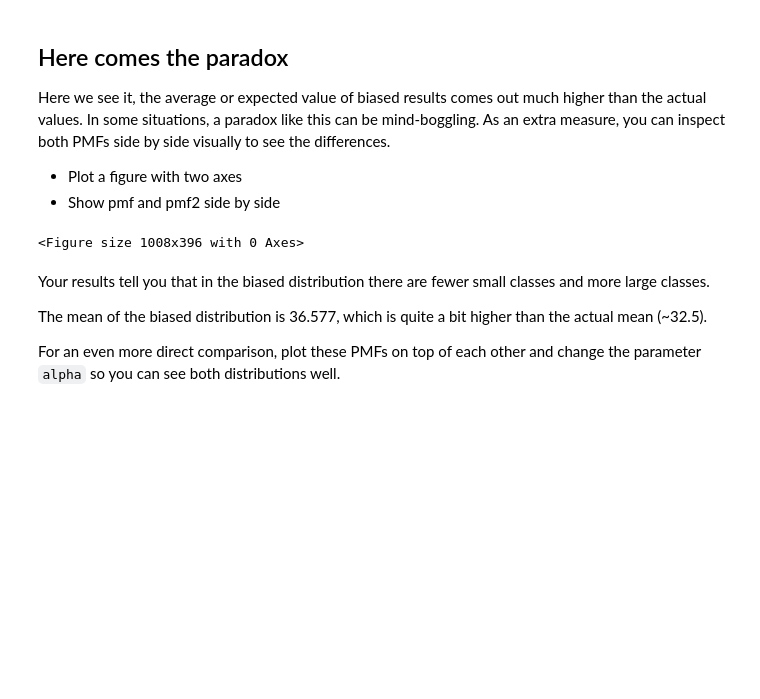
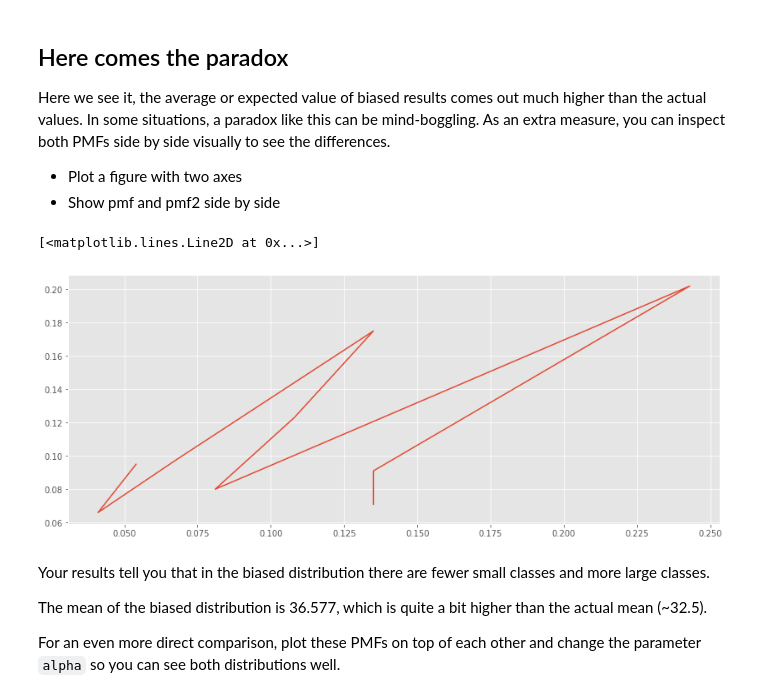
Before and after one commit to GabeSArn/dsc-probability-mass-function-lab-nyc-ds-033020, a Jupyter notebook: index.ipynb, the cells around one changed output. Cells and saved outputs as stored; diff of their text form; code cells hidden in the pictures; blank space fills up the shorter version.

```diff
--- a/index.ipynb
+++ b/index.ipynb
@@ -162,8 +162,11 @@ Here we see it, the average or expected value of biased results comes out much h
 # %%
 # Plot pmfs side by side
 new_figure = plt.figure(figsize=(14, 5.5))
+
+plt.plot(pmf,pmf2)
 # %% [output]
-<Figure size 1008x396 with 0 Axes>
+[<matplotlib.lines.Line2D at 0x...>]
+[figure, added]
 # %% [markdown]
 Your results tell you that in the biased distribution there are fewer small classes and more large classes.
 
```
